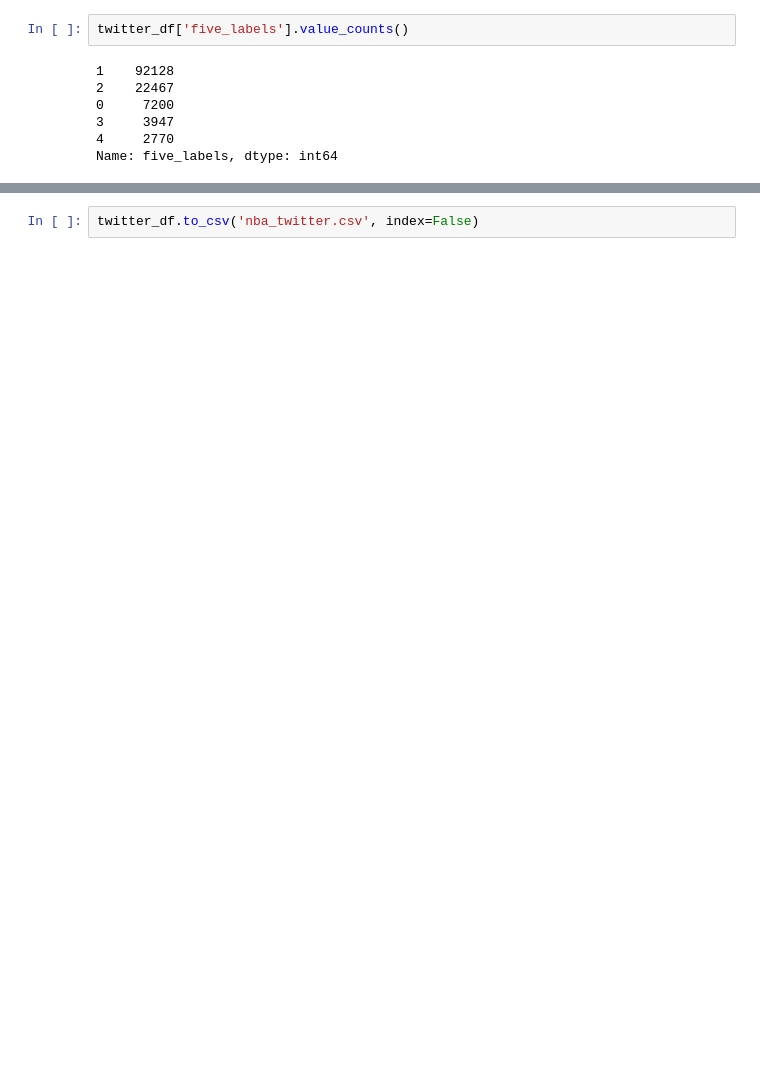
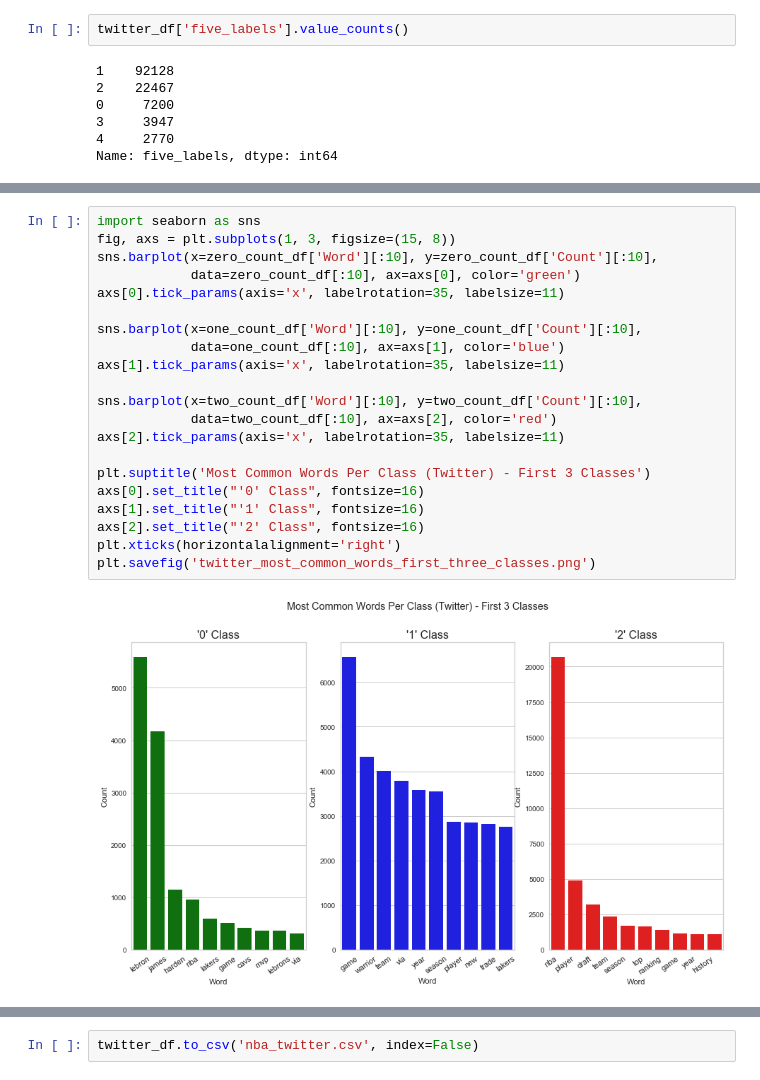
Before and after one commit to jeremy-lee93/capstone-project, a Jupyter notebook: scraping_tweets.ipynb, the cells around one changed output, grey strips where cells are left out. Saved outputs shown, nothing was run; the diff lists cells and outputs as text; blank space fills up the shorter version.

```diff
--- a/scraping_tweets.ipynb
+++ b/scraping_tweets.ipynb
@@ -579,0 +629,23 @@ NameError: name 'espn_three_df' is not defined
+# %%
+import seaborn as sns
+fig, axs = plt.subplots(1, 3, figsize=(15, 8))
+sns.barplot(x=zero_count_df['Word'][:10], y=zero_count_df['Count'][:10],
+            data=zero_count_df[:10], ax=axs[0], color='green')
+axs[0].tick_params(axis='x', labelrotation=35, labelsize=11)
+
+sns.barplot(x=one_count_df['Word'][:10], y=one_count_df['Count'][:10],
+            data=one_count_df[:10], ax=axs[1], color='blue')
+axs[1].tick_params(axis='x', labelrotation=35, labelsize=11)
+
+sns.barplot(x=two_count_df['Word'][:10], y=two_count_df['Count'][:10],
+            data=two_count_df[:10], ax=axs[2], color='red')
+axs[2].tick_params(axis='x', labelrotation=35, labelsize=11)
+
+plt.suptitle('Most Common Words Per Class (Twitter) - First 3 Classes')
+axs[0].set_title("'0' Class", fontsize=16)
+axs[1].set_title("'1' Class", fontsize=16)
+axs[2].set_title("'2' Class", fontsize=16)
+plt.xticks(horizontalalignment='right')
+plt.savefig('twitter_most_common_words_first_three_classes.png')
+# %% [output]
+[figure, added]
```
Also changed, not shown: parts of 16 cells of this notebook, 9 other files.
